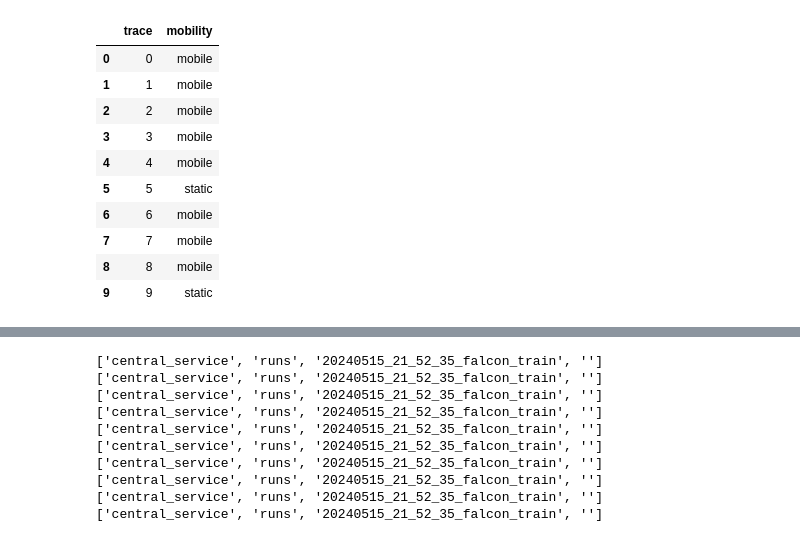
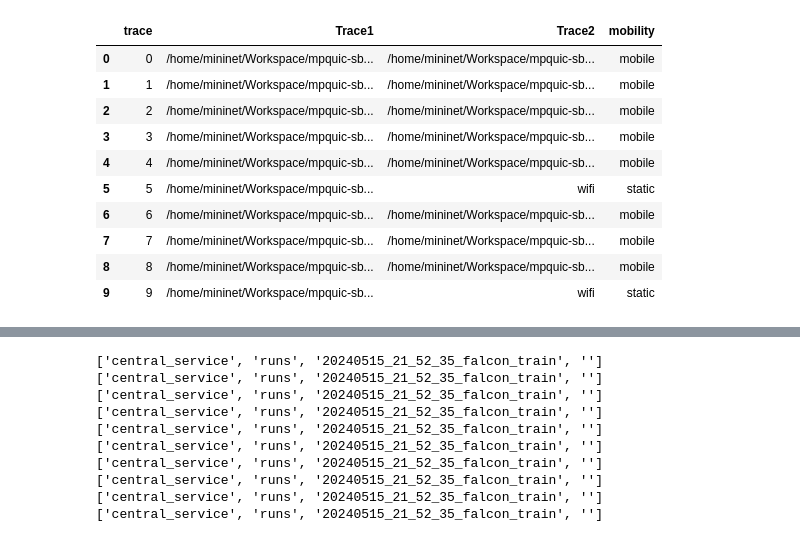
Before and after one commit to mees707/Thesis, a Jupyter notebook: code/mpquic-rl/mpquic-rl/analysis.ipynb, the cells around one changed output, grey strips where cells are left out. Saved outputs shown, nothing was run; the diff lists cells and outputs as text; code cells hidden in the pictures.

```diff
--- a/code/mpquic-rl/mpquic-rl/analysis.ipynb
+++ b/code/mpquic-rl/mpquic-rl/analysis.ipynb
@@ -67,22 +86,22 @@ df_runs = pd.concat(all_files, ignore_index=True)
 # %%
 traces = pd.read_csv("central_service/test_traces.csv")
 traces['mobility'] = (traces['Trace1'] == 'wifi') | (traces['Trace2'] == 'wifi')
 traces['mobility'] = traces['mobility'].apply(lambda x: 'static' if x else 'mobile')
 traces = traces.rename(columns={traces.columns[0]: 'trace'}, errors="raise")
-traces = traces[['trace', 'mobility']]
+# traces = traces[['trace', 'mobility']]
 traces
 # %% [output]
-|  | trace | mobility |
-| 0 | 0 | mobile |
-| 1 | 1 | mobile |
-| 2 | 2 | mobile |
-| 3 | 3 | mobile |
-| 4 | 4 | mobile |
-| 5 | 5 | static |
-| 6 | 6 | mobile |
-| 7 | 7 | mobile |
-| 8 | 8 | mobile |
-| 9 | 9 | static |
+|  | trace | Trace1 | Trace2 | mobility |
+| 0 | 0 | /home/mininet/Workspace/mpquic-sb... | /home/mininet/Workspace/mpquic-sb... | mobile |
+| 1 | 1 | /home/mininet/Workspace/mpquic-sb... | /home/mininet/Workspace/mpquic-sb... | mobile |
+| 2 | 2 | /home/mininet/Workspace/mpquic-sb... | /home/mininet/Workspace/mpquic-sb... | mobile |
+| 3 | 3 | /home/mininet/Workspace/mpquic-sb... | /home/mininet/Workspace/mpquic-sb... | mobile |
+| 4 | 4 | /home/mininet/Workspace/mpquic-sb... | /home/mininet/Workspace/mpquic-sb... | mobile |
+| 5 | 5 | /home/mininet/Workspace/mpquic-sb... | wifi | static |
+| 6 | 6 | /home/mininet/Workspace/mpquic-sb... | /home/mininet/Workspace/mpquic-sb... | mobile |
+| 7 | 7 | /home/mininet/Workspace/mpquic-sb... | /home/mininet/Workspace/mpquic-sb... | mobile |
+| 8 | 8 | /home/mininet/Workspace/mpquic-sb... | /home/mininet/Workspace/mpquic-sb... | mobile |
+| 9 | 9 | /home/mininet/Workspace/mpquic-sb... | wifi | static |
 # %%
 df_runs = df_runs.merge(traces, on='trace')
 trace_qoe = df_runs.groupby(['trace', 'model']).agg({'qoe':'last'}).reset_index().rename(columns={'qoe':'trace_qoe'}, errors="raise")
```
Also changed, not shown: parts of 7 cells of this notebook, 7 other files.
